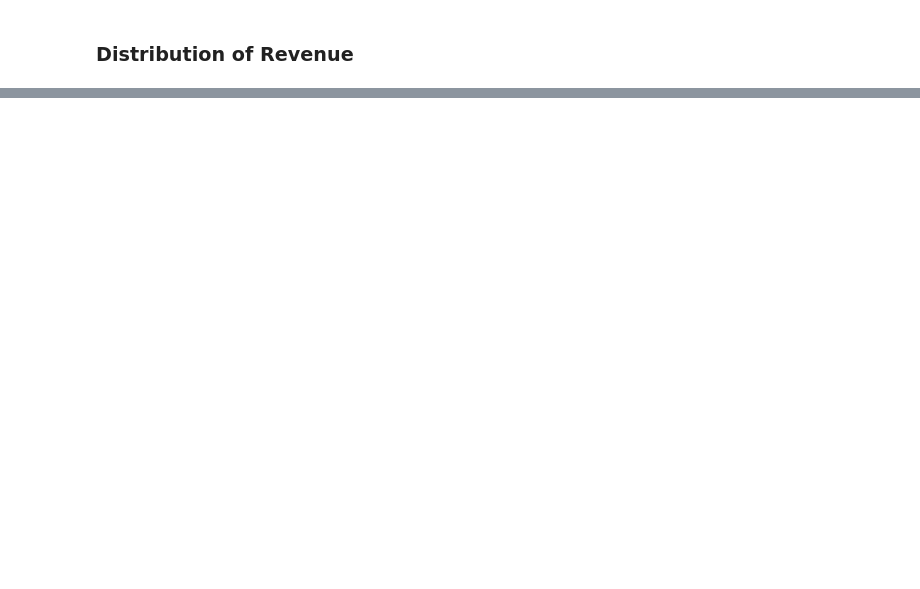
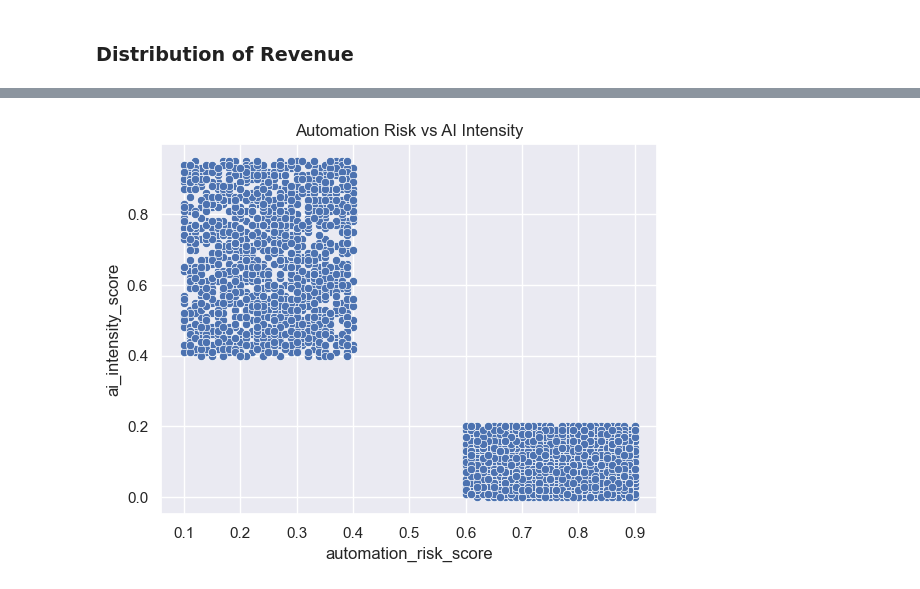
Before and after one commit to AbdulazizSGH/6MY01_ARTI308, a Jupyter notebook: Lab 3.ipynb, the cells around one changed output, grey strips where cells are left out. Cells and saved outputs as stored; diff of their text form; code cells hidden in the pictures; blank space fills up the shorter version.

```diff
--- a/Lab 3.ipynb
+++ b/Lab 3.ipynb
@@ -79,11 +87,9 @@ country_revenue
 # %%
-product_revenue = df.groupby('Product')['Amount'].sum().sort_values(ascending=False)
-
-plt.figure(figsize=(10,5))
-product_revenue.plot(kind='bar')
-plt.title("Revenue by Product")
-plt.ylabel("Revenue")
+sns.scatterplot(x='automation_risk_score',
+                y='ai_intensity_score',
+                data=df)
+plt.title("Automation Risk vs AI Intensity")
 plt.show()
-
-product_revenue
+# %% [output]
+[figure, added]
 # %%
```
Also changed, not shown: parts of 18 cells of this notebook.
